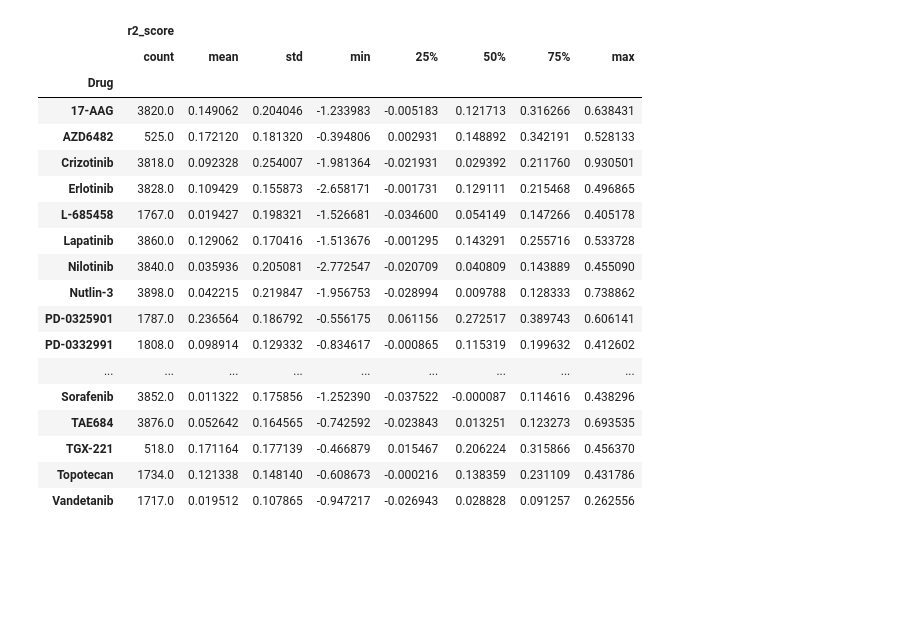
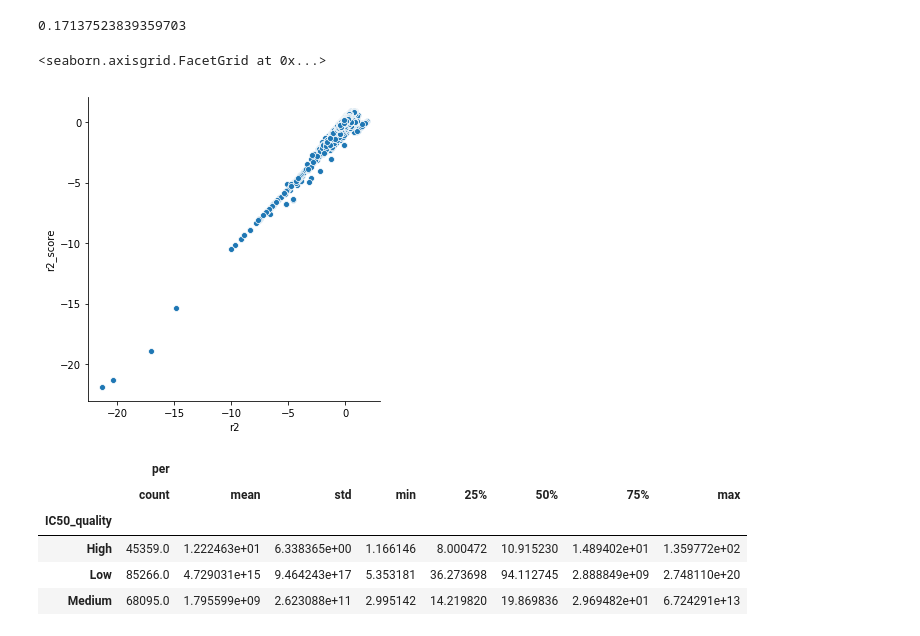
Before and after one commit to lucas-ubm/phc-data-pipeline, a Jupyter notebook: Untitled.ipynb, the cells around one changed output. Cells and saved outputs as stored; diff of their text form; code cells hidden in the pictures; blank space fills up the shorter version.

```diff
--- a/Untitled.ipynb
+++ b/Untitled.ipynb
@@ -225,22 +0,0 @@ drug = clean[['Drug', 'r2_score']].groupby('Drug').describe()
-# %%
-drug[drug['r2_score']['count']>500]
-# %% [output]
-|  | r2_score |  |  |  |  |  |  |  |
-|  | count | mean | std | min | 25% | 50% | 75% | max |
-| Drug |  |  |  |  |  |  |  |  |
-| 17-AAG | 3820.0 | 0.149062 | 0.204046 | -1.233983 | -0.005183 | 0.121713 | 0.316266 | 0.638431 |
-| AZD6482 | 525.0 | 0.172120 | 0.181320 | -0.394806 | 0.002931 | 0.148892 | 0.342191 | 0.528133 |
-| Crizotinib | 3818.0 | 0.092328 | 0.254007 | -1.981364 | -0.021931 | 0.029392 | 0.211760 | 0.930501 |
-| Erlotinib | 3828.0 | 0.109429 | 0.155873 | -2.658171 | -0.001731 | 0.129111 | 0.215468 | 0.496865 |
-| L-685458 | 1767.0 | 0.019427 | 0.198321 | -1.526681 | -0.034600 | 0.054149 | 0.147266 | 0.405178 |
-| Lapatinib | 3860.0 | 0.129062 | 0.170416 | -1.513676 | -0.001295 | 0.143291 | 0.255716 | 0.533728 |
-| Nilotinib | 3840.0 | 0.035936 | 0.205081 | -2.772547 | -0.020709 | 0.040809 | 0.143889 | 0.455090 |
-| Nutlin-3 | 3898.0 | 0.042215 | 0.219847 | -1.956753 | -0.028994 | 0.009788 | 0.128333 | 0.738862 |
-| PD-0325901 | 1787.0 | 0.236564 | 0.186792 | -0.556175 | 0.061156 | 0.272517 | 0.389743 | 0.606141 |
-| PD-0332991 | 1808.0 | 0.098914 | 0.129332 | -0.834617 | -0.000865 | 0.115319 | 0.199632 | 0.412602 |
-| ... | ... | ... | ... | ... | ... | ... | ... | ... |
-| Sorafenib | 3852.0 | 0.011322 | 0.175856 | -1.252390 | -0.037522 | -0.000087 | 0.114616 | 0.438296 |
-| TAE684 | 3876.0 | 0.052642 | 0.164565 | -0.742592 | -0.023843 | 0.013251 | 0.123273 | 0.693535 |
-| TGX-221 | 518.0 | 0.171164 | 0.177139 | -0.466879 | 0.015467 | 0.206224 | 0.315866 | 0.456370 |
-| Topotecan | 1734.0 | 0.121338 | 0.148140 | -0.608673 | -0.000216 | 0.138359 | 0.231109 | 0.431786 |
-| Vandetanib | 1717.0 | 0.019512 | 0.107865 | -0.947217 | -0.026943 | 0.028828 | 0.091257 | 0.262556 |
@@ -246,0 +6,12 @@ drug[drug['r2_score']['count']>500]
+# %%
+data = pd.read_csv('data/runs/full.csv')
+clean = pd.read_csv('data/runs/clean.csv')
+# %%
+1-(np.var(clean['r2'])/np.var(clean['r2_score']))
+# %% [output]
+0.17137523839359703
+# %%
+sns.relplot(x='r2',y='r2_score',data=clean)
+# %% [output]
+<seaborn.axisgrid.FacetGrid at 0x...>
+[figure, added]
@@ -246,0 +22,10 @@ drug[drug['r2_score']['count']>500]
+# %%
+test = ctrp[ctrp['AUC_IC50']!=0]
+test[['IC50_quality', 'per']].groupby('IC50_quality').describe()
+# %% [output]
+|  | per |  |  |  |  |  |  |  |
+|  | count | mean | std | min | 25% | 50% | 75% | max |
+| IC50_quality |  |  |  |  |  |  |  |  |
+| High | 45359.0 | 1.222463e+01 | 6.338365e+00 | 1.166146 | 8.000472 | 10.915230 | 1.489402e+01 | 1.359772e+02 |
+| Low | 85266.0 | 4.729031e+15 | 9.464243e+17 | 5.353181 | 36.273698 | 94.112745 | 2.888849e+09 | 2.748110e+20 |
+| Medium | 68095.0 | 1.795599e+09 | 2.623088e+11 | 2.995142 | 14.219820 | 19.869836 | 2.969482e+01 | 6.724291e+13 |
```
Also changed, not shown: parts of 38 cells of this notebook, 21 other files.
